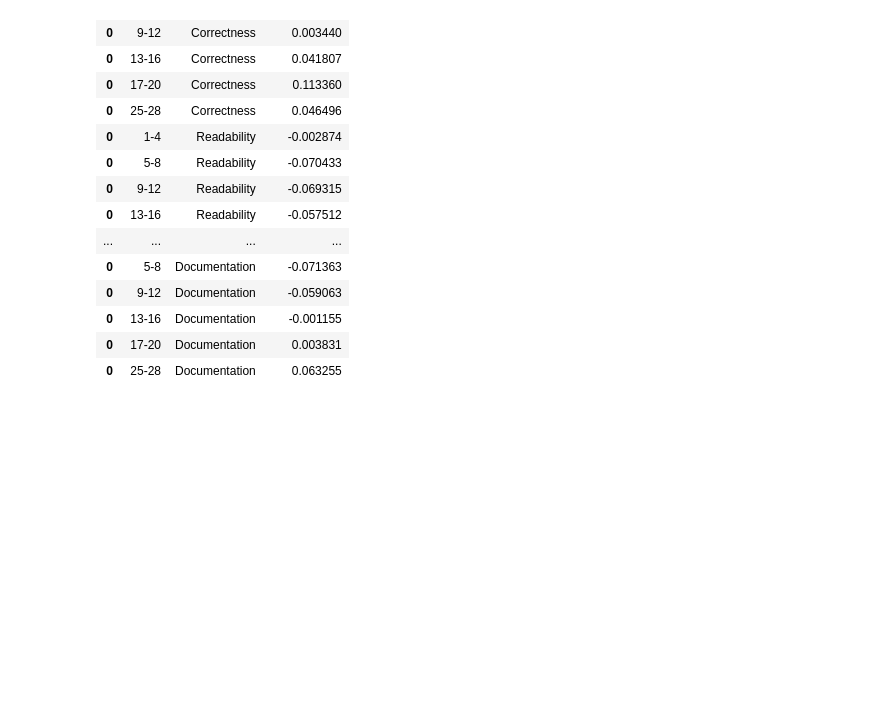
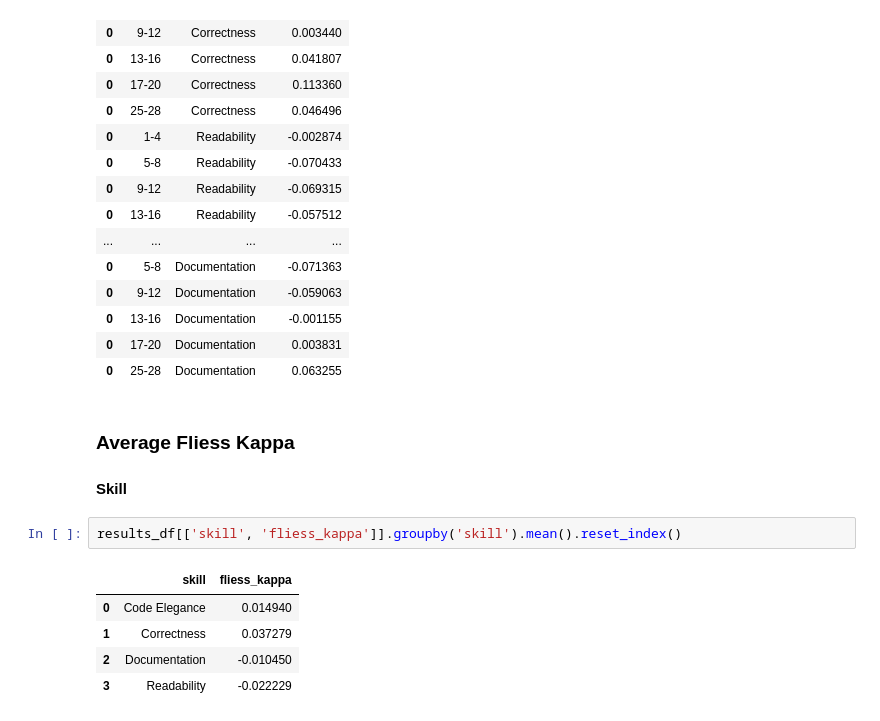
Before and after one commit to m-messer/Consistency_In_Grading_Analysis, a Jupyter notebook: grades_analysis.ipynb, the cells around one changed output. Drawn from its saved outputs; the diff is of its cells as text; blank space fills up the shorter version.

```diff
--- a/grades_analysis.ipynb
+++ b/grades_analysis.ipynb
@@ -115,3 +115,14 @@ assignment_number
 | 0 | 13-16 | Documentation | -0.001155 |
 | 0 | 17-20 | Documentation | 0.003831 |
 | 0 | 25-28 | Documentation | 0.063255 |
+# %% [markdown]
+### Average Fliess Kappa
+#### Skill
+# %%
+results_df[['skill', 'fliess_kappa']].groupby('skill').mean().reset_index()
+# %% [output]
+|  | skill | fliess_kappa |
+| 0 | Code Elegance | 0.014940 |
+| 1 | Correctness | 0.037279 |
+| 2 | Documentation | -0.010450 |
+| 3 | Readability | -0.022229 |
```
Also changed, not shown: parts of 6 cells of this notebook.
